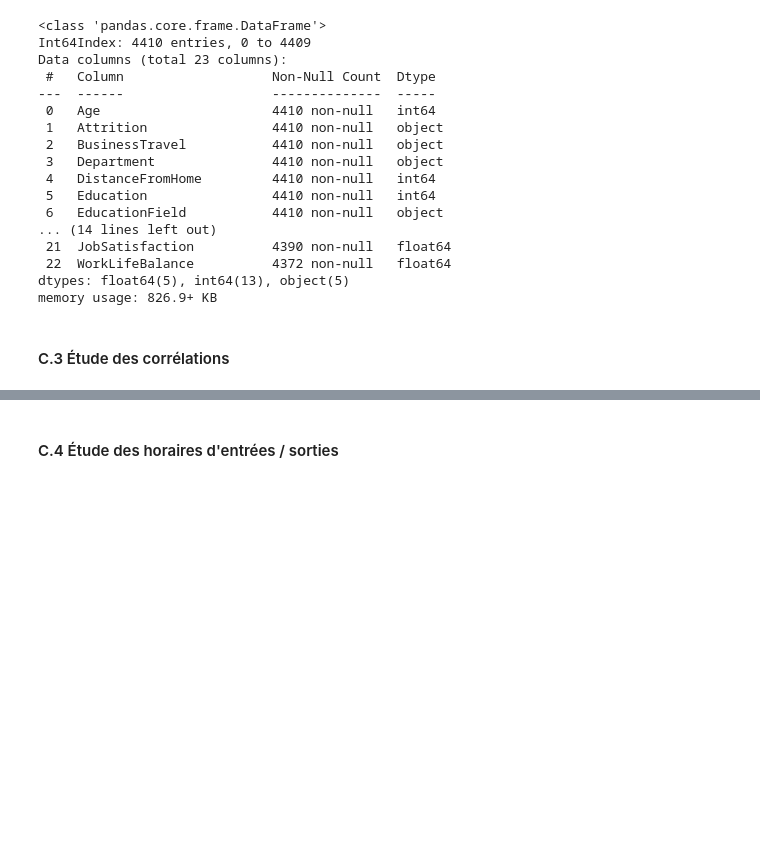
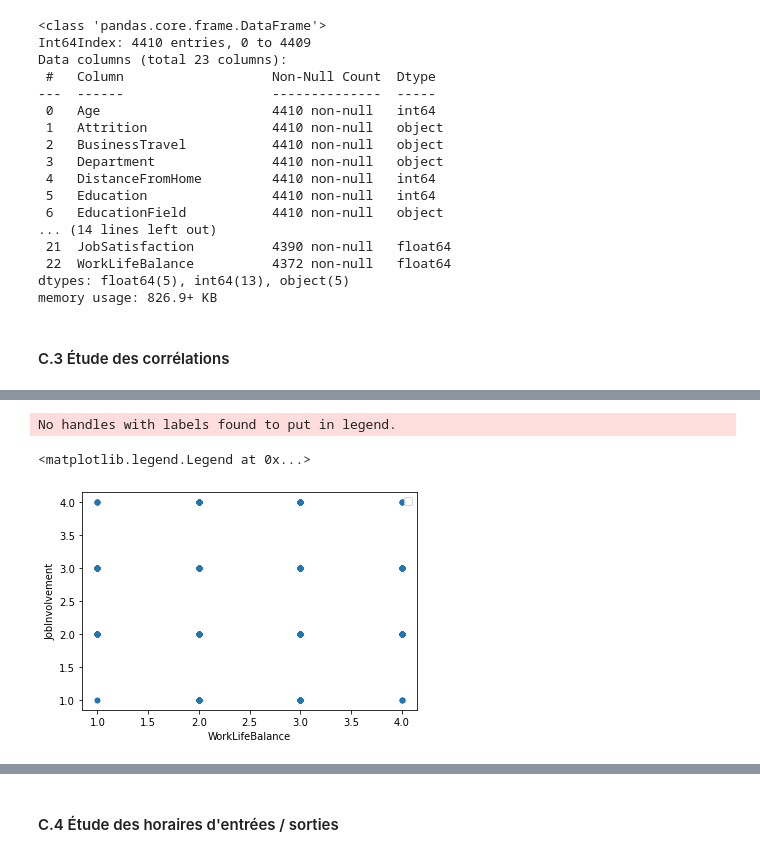
Before and after one commit to Ugo-Girard-Tissier/Projet-IA, a Jupyter notebook: Projet IA.ipynb, the cells around one changed output, grey strips where cells are left out. Cells and saved outputs as stored; diff of their text form; code cells hidden in the pictures; blank space fills up the shorter version.

```diff
--- a/Projet IA.ipynb
+++ b/Projet IA.ipynb
@@ -278,0 +391,8 @@ memory usage: 826.9+ KB
+# %%
+dataset_without_in_out.plot(kind="scatter", x="WorkLifeBalance", y="JobInvolvement", alpha=0.4,
+    sharex=False)
+plt.legend()
+# %% [output]
+No handles with labels found to put in legend.
+<matplotlib.legend.Legend at 0x...>
+[figure, added]
```
Also changed, not shown: parts of 14 cells of this notebook.
